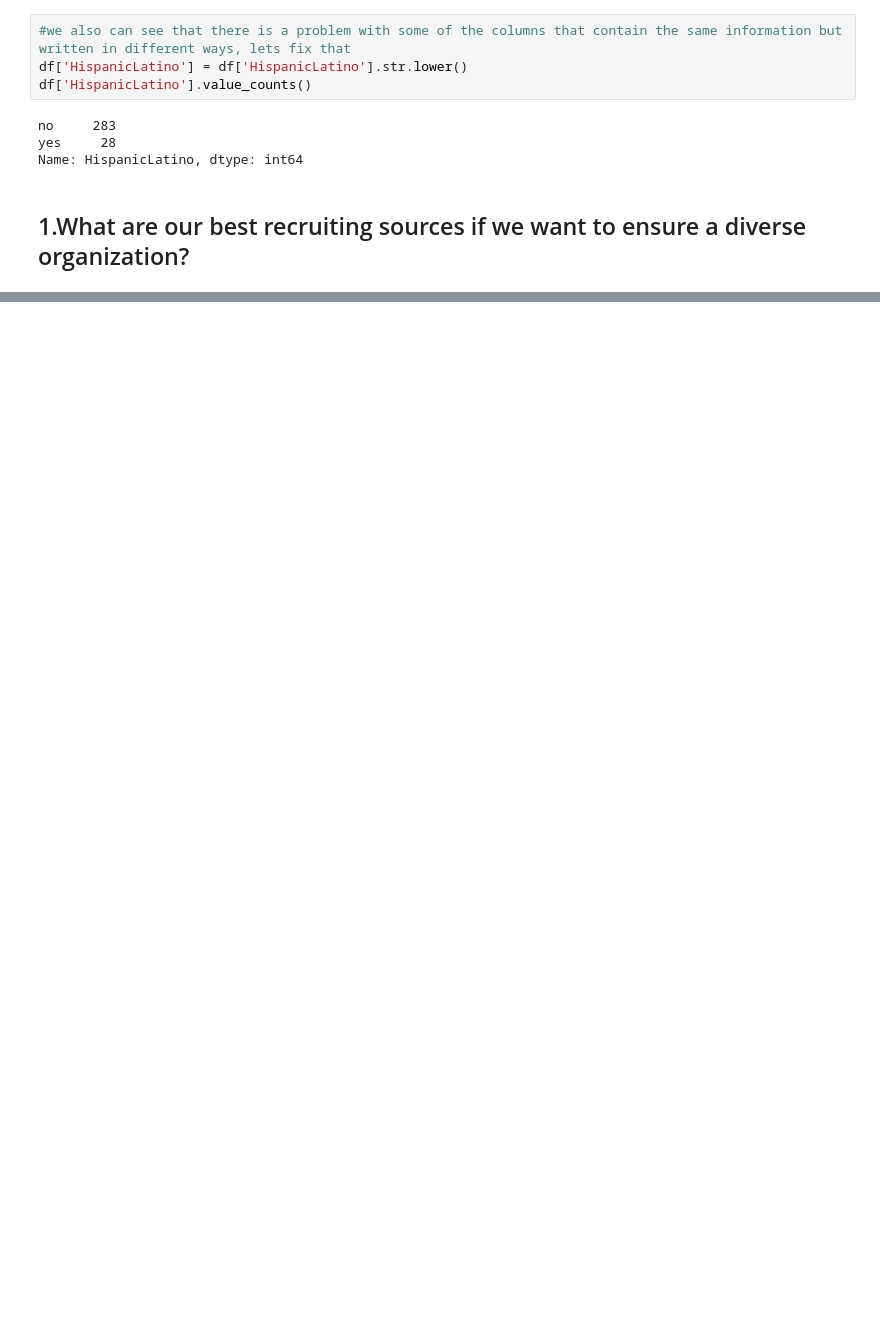
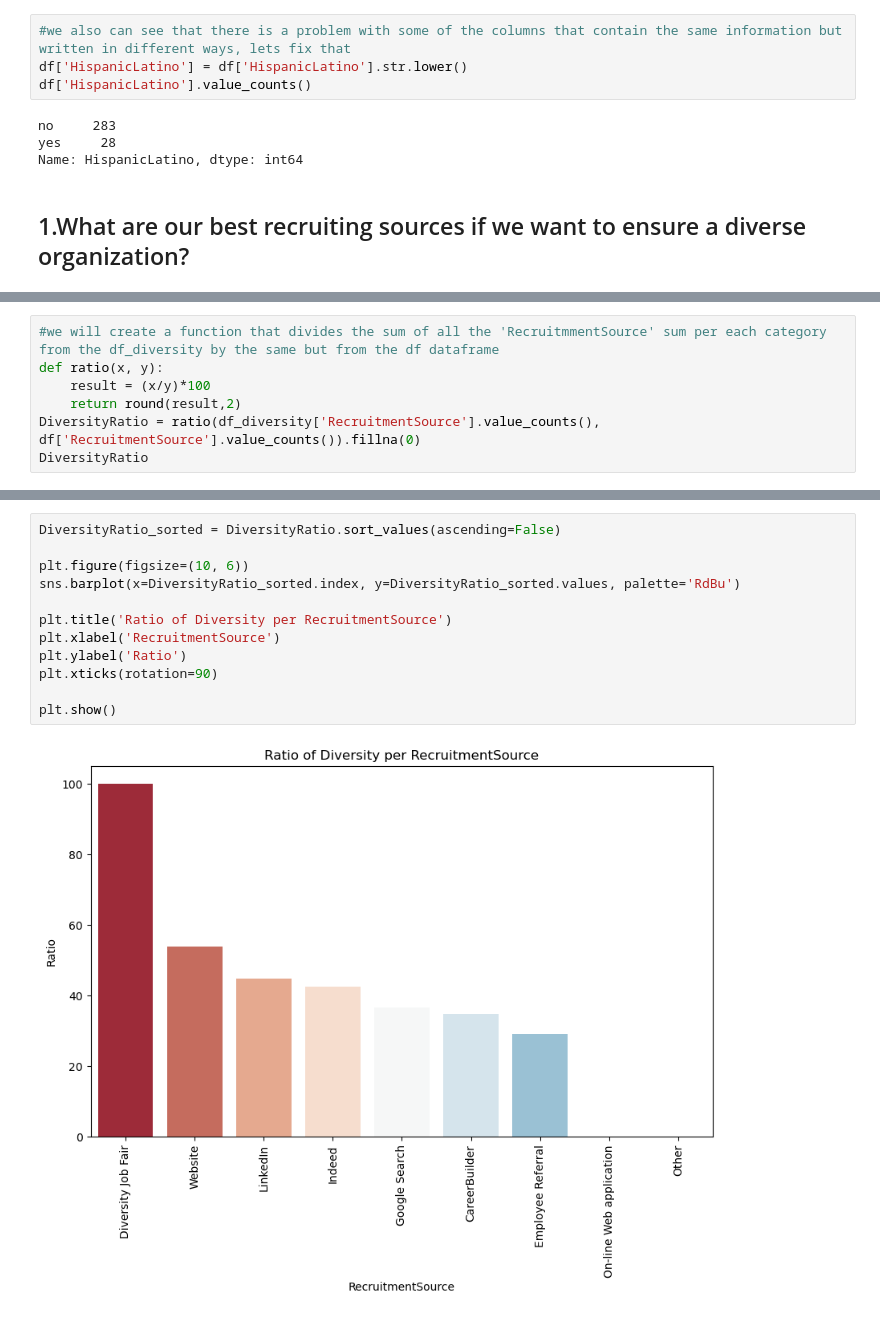
Before and after one commit to PaulBeBo/HackathonHR, a Jupyter notebook: scripts/HackathonHR_Paul.ipynb, the cells around one changed output, grey strips where cells are left out. Saved outputs shown, nothing was run; the diff lists cells and outputs as text; blank space fills up the shorter version.

```diff
--- a/scripts/HackathonHR_Paul.ipynb
+++ b/scripts/HackathonHR_Paul.ipynb
@@ -206,0 +280,7 @@ df.groupby([])
+# %%
+#we will create a function that divides the sum of all the 'RecruitmmentSource' sum per each category from the df_diversity by the same but from the df dataframe
+def ratio(x, y):
+    result = (x/y)*100
+    return round(result,2)
+DiversityRatio = ratio(df_diversity['RecruitmentSource'].value_counts(), df['RecruitmentSource'].value_counts()).fillna(0)
+DiversityRatio
@@ -206,0 +298,14 @@ df.groupby([])
+# %%
+DiversityRatio_sorted = DiversityRatio.sort_values(ascending=False)
+
+plt.figure(figsize=(10, 6))
+sns.barplot(x=DiversityRatio_sorted.index, y=DiversityRatio_sorted.values, palette='RdBu')
+
+plt.title('Ratio of Diversity per RecruitmentSource')
+plt.xlabel('RecruitmentSource')
+plt.ylabel('Ratio')
+plt.xticks(rotation=90)
+
+plt.show()
+# %% [output]
+[figure, added]
```
Also changed, not shown: parts of 12 cells of this notebook.
